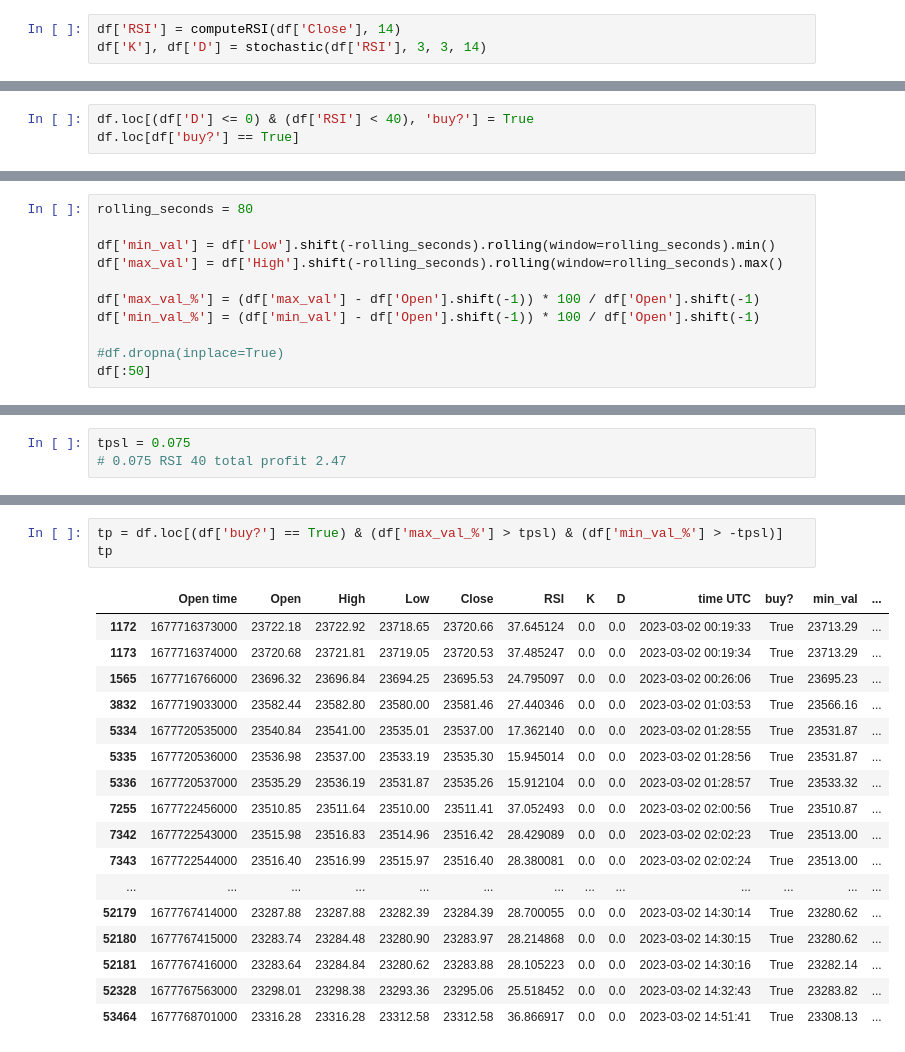
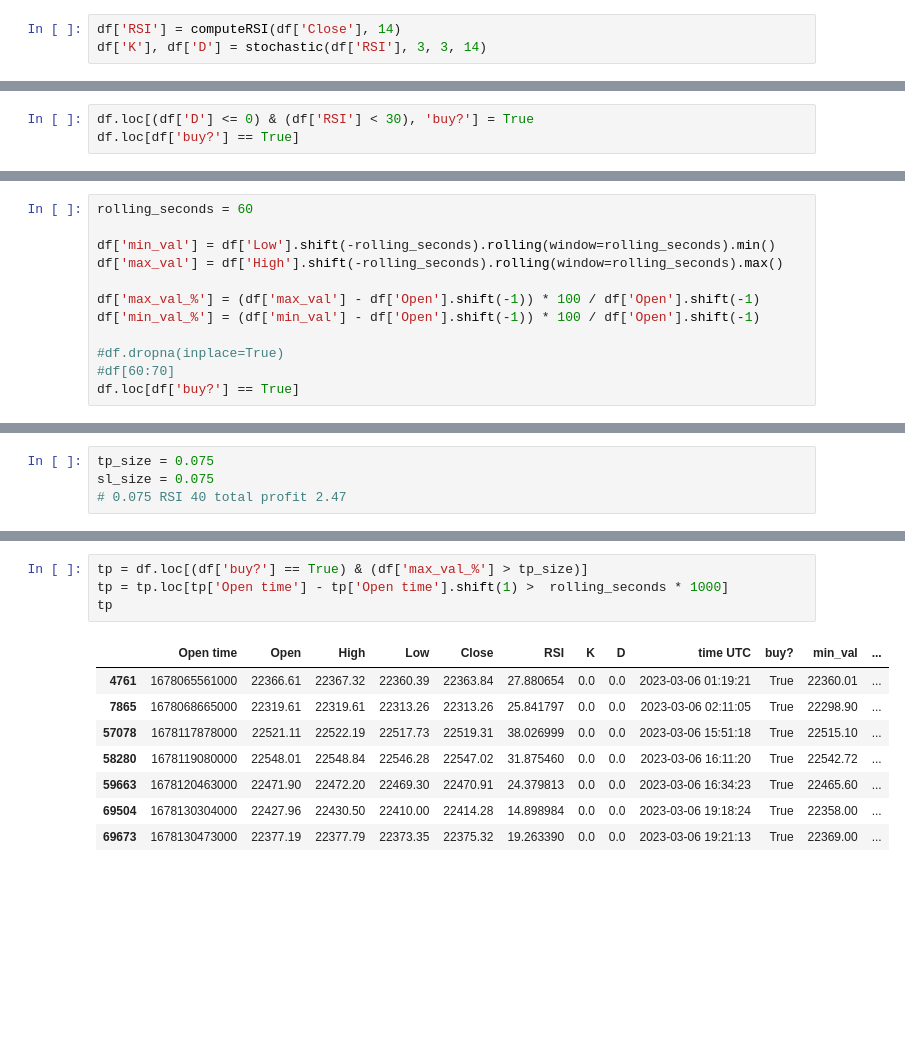
Before and after one commit to DrZuse/binance_rsi_backtest, a Jupyter notebook: backtest.ipynb, the cells around one changed output, grey strips where cells are left out. Cells and saved outputs as stored; diff of their text form; blank space fills up the shorter version.

```diff
--- a/backtest.ipynb
+++ b/backtest.ipynb
@@ -73,5 +73,5 @@ df
 # %%
-df.loc[(df['D'] <= 0) & (df['RSI'] < 40), 'buy?'] = True
+df.loc[(df['D'] <= 0) & (df['RSI'] < 30), 'buy?'] = True
 df.loc[df['buy?'] == True]
 # %% [output]
 |  | Open time | Open | High | Low | Close | RSI | K | D | time UTC | buy? |
@@ -90,5 +90,5 @@ df.loc[df['buy?'] == True]
 # %%
-rolling_seconds = 80
+rolling_seconds = 60
 
 df['min_val'] = df['Low'].shift(-rolling_seconds).rolling(window=rolling_seconds).min()
 df['max_val'] = df['High'].shift(-rolling_seconds).rolling(window=rolling_seconds).max()
@@ -97,6 +97,7 @@ df['max_val_%'] = (df['max_val'] - df['Open'].shift(-1)) * 100 / df['Open'].shif
 df['min_val_%'] = (df['min_val'] - df['Open'].shift(-1)) * 100 / df['Open'].shift(-1)
 
 #df.dropna(inplace=True)
-df[:50]
+#df[60:70]
+df.loc[df['buy?'] == True]
 # %% [output]
 |  | Open time | Open | High | Low | Close | RSI | K | D | time UTC | buy? | min_val | ... |
@@ -119,4 +116,5 @@ df[:50]
 # %%
-tpsl = 0.075
+tp_size = 0.075
+sl_size = 0.075
 # 0.075 RSI 40 total profit 2.47
 # %%
@@ -143,24 +138,16 @@ sl
 # %%
-tp = df.loc[(df['buy?'] == True) & (df['max_val_%'] > tpsl) & (df['min_val_%'] > -tpsl)]
+tp = df.loc[(df['buy?'] == True) & (df['max_val_%'] > tp_size)]
+tp = tp.loc[tp['Open time'] - tp['Open time'].shift(1) >  rolling_seconds * 1000]
 tp
 # %% [output]
 |  | Open time | Open | High | Low | Close | RSI | K | D | time UTC | buy? | min_val | ... |
-| 1172 | 1677716373000 | 23722.18 | 23722.92 | 23718.65 | 23720.66 | 37.645124 | 0.0 | 0.0 | 2023-03-02 00:19:33 | True | 23713.29 | ... |
-| 1173 | 1677716374000 | 23720.68 | 23721.81 | 23719.05 | 23720.53 | 37.485247 | 0.0 | 0.0 | 2023-03-02 00:19:34 | True | 23713.29 | ... |
-| 1565 | 1677716766000 | 23696.32 | 23696.84 | 23694.25 | 23695.53 | 24.795097 | 0.0 | 0.0 | 2023-03-02 00:26:06 | True | 23695.23 | ... |
-| 3832 | 1677719033000 | 23582.44 | 23582.80 | 23580.00 | 23581.46 | 27.440346 | 0.0 | 0.0 | 2023-03-02 01:03:53 | True | 23566.16 | ... |
-| 5334 | 1677720535000 | 23540.84 | 23541.00 | 23535.01 | 23537.00 | 17.362140 | 0.0 | 0.0 | 2023-03-02 01:28:55 | True | 23531.87 | ... |
-| 5335 | 1677720536000 | 23536.98 | 23537.00 | 23533.19 | 23535.30 | 15.945014 | 0.0 | 0.0 | 2023-03-02 01:28:56 | True | 23531.87 | ... |
-| 5336 | 1677720537000 | 23535.29 | 23536.19 | 23531.87 | 23535.26 | 15.912104 | 0.0 | 0.0 | 2023-03-02 01:28:57 | True | 23533.32 | ... |
-| 7255 | 1677722456000 | 23510.85 | 23511.64 | 23510.00 | 23511.41 | 37.052493 | 0.0 | 0.0 | 2023-03-02 02:00:56 | True | 23510.87 | ... |
-| 7342 | 1677722543000 | 23515.98 | 23516.83 | 23514.96 | 23516.42 | 28.429089 | 0.0 | 0.0 | 2023-03-02 02:02:23 | True | 23513.00 | ... |
-| 7343 | 1677722544000 | 23516.40 | 23516.99 | 23515.97 | 23516.40 | 28.380081 | 0.0 | 0.0 | 2023-03-02 02:02:24 | True | 23513.00 | ... |
-| ... | ... | ... | ... | ... | ... | ... | ... | ... | ... | ... | ... | ... |
-| 52179 | 1677767414000 | 23287.88 | 23287.88 | 23282.39 | 23284.39 | 28.700055 | 0.0 | 0.0 | 2023-03-02 14:30:14 | True | 23280.62 | ... |
-| 52180 | 1677767415000 | 23283.74 | 23284.48 | 23280.90 | 23283.97 | 28.214868 | 0.0 | 0.0 | 2023-03-02 14:30:15 | True | 23280.62 | ... |
-| 52181 | 1677767416000 | 23283.64 | 23284.84 | 23280.62 | 23283.88 | 28.105223 | 0.0 | 0.0 | 2023-03-02 14:30:16 | True | 23282.14 | ... |
-| 52328 | 1677767563000 | 23298.01 | 23298.38 | 23293.36 | 23295.06 | 25.518452 | 0.0 | 0.0 | 2023-03-02 14:32:43 | True | 23283.82 | ... |
-| 53464 | 1677768701000 | 23316.28 | 23316.28 | 23312.58 | 23312.58 | 36.866917 | 0.0 | 0.0 | 2023-03-02 14:51:41 | True | 23308.13 | ... |
+| 4761 | 1678065561000 | 22366.61 | 22367.32 | 22360.39 | 22363.84 | 27.880654 | 0.0 | 0.0 | 2023-03-06 01:19:21 | True | 22360.01 | ... |
+| 7865 | 1678068665000 | 22319.61 | 22319.61 | 22313.26 | 22313.26 | 25.841797 | 0.0 | 0.0 | 2023-03-06 02:11:05 | True | 22298.90 | ... |
+| 57078 | 1678117878000 | 22521.11 | 22522.19 | 22517.73 | 22519.31 | 38.026999 | 0.0 | 0.0 | 2023-03-06 15:51:18 | True | 22515.10 | ... |
+| 58280 | 1678119080000 | 22548.01 | 22548.84 | 22546.28 | 22547.02 | 31.875460 | 0.0 | 0.0 | 2023-03-06 16:11:20 | True | 22542.72 | ... |
+| 59663 | 1678120463000 | 22471.90 | 22472.20 | 22469.30 | 22470.91 | 24.379813 | 0.0 | 0.0 | 2023-03-06 16:34:23 | True | 22465.60 | ... |
+| 69504 | 1678130304000 | 22427.96 | 22430.50 | 22410.00 | 22414.28 | 14.898984 | 0.0 | 0.0 | 2023-03-06 19:18:24 | True | 22358.00 | ... |
+| 69673 | 1678130473000 | 22377.19 | 22377.79 | 22373.35 | 22375.32 | 19.263390 | 0.0 | 0.0 | 2023-03-06 19:21:13 | True | 22369.00 | ... |
 # %%
 tp.shape[0]/sl.shape[0]
 # %% [output]
```
Also changed, not shown: parts of 7 cells of this notebook, 6 other files.
